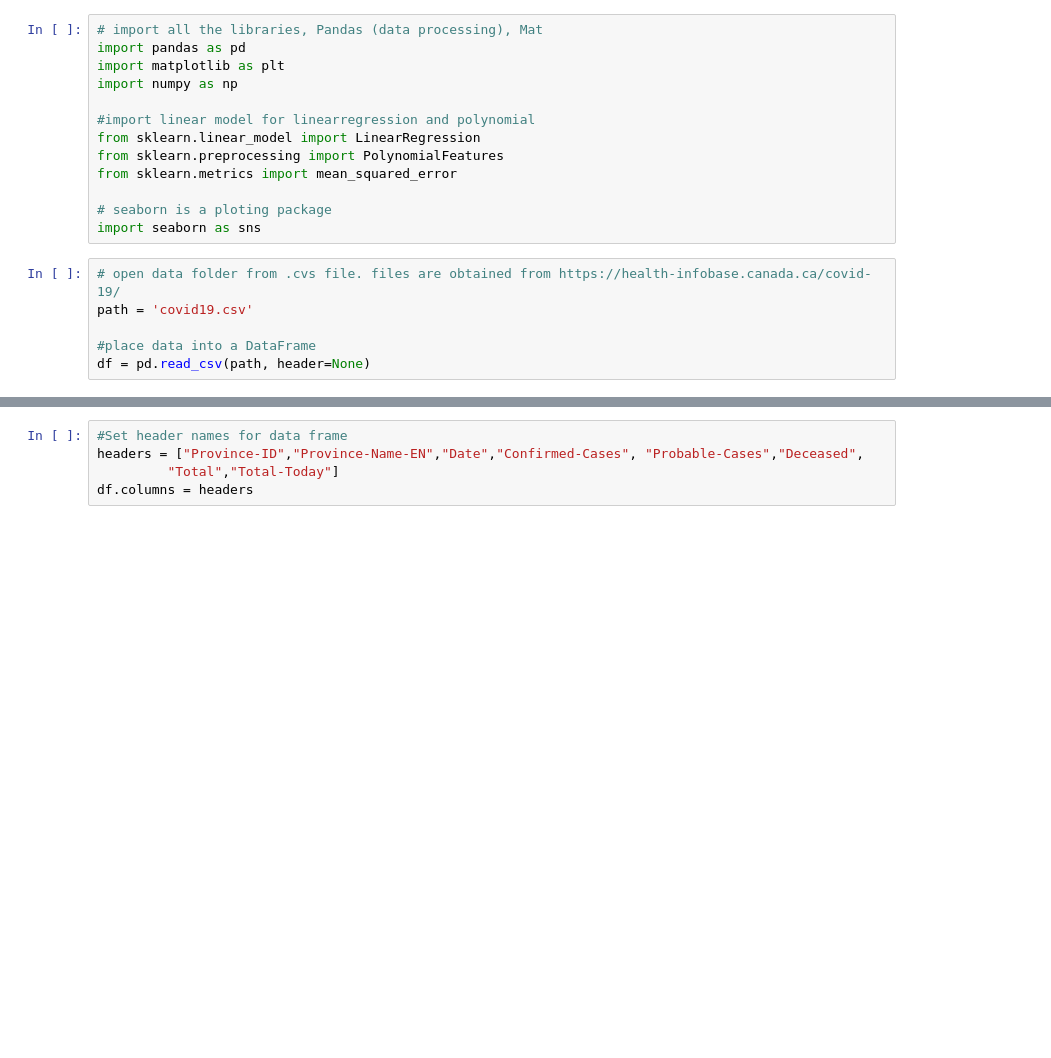
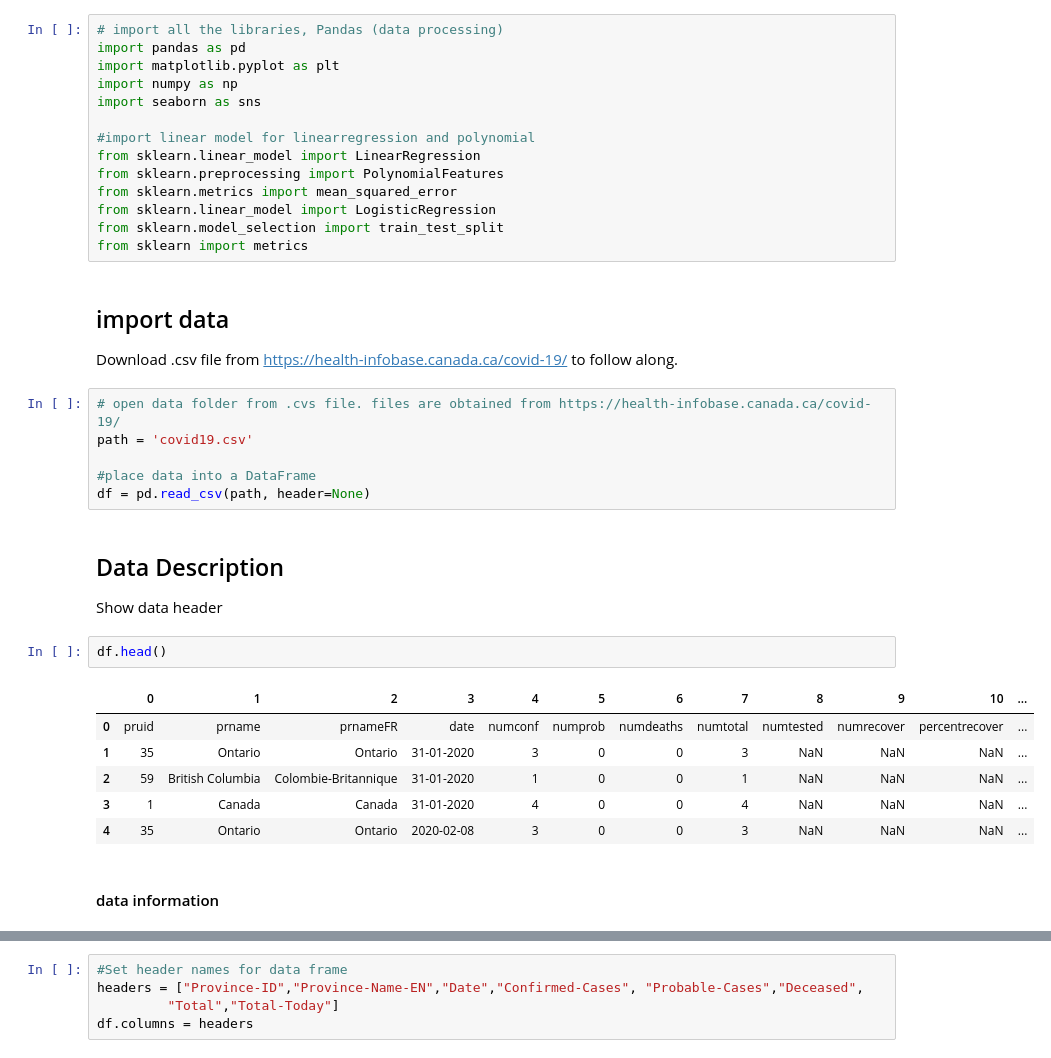
Before and after one commit to Paul-M-K/Covid-19, a Jupyter notebook: Covid_19_python.ipynb, the cells around one changed output, grey strips where cells are left out. Drawn from its saved outputs; the diff is of its cells as text; blank space fills up the shorter version.

```diff
--- a/Covid_19_python.ipynb
+++ b/Covid_19_python.ipynb
@@ -1,19 +7,39 @@
 # %%
-# import all the libraries, Pandas (data processing), Mat
+# import all the libraries, Pandas (data processing)
 import pandas as pd
-import matplotlib as plt
+import matplotlib.pyplot as plt
 import numpy as np
+import seaborn as sns
 
 #import linear model for linearregression and polynomial
 from sklearn.linear_model import LinearRegression
 from sklearn.preprocessing import PolynomialFeatures
 from sklearn.metrics import mean_squared_error
-
-# seaborn is a ploting package
-import seaborn as sns
+from sklearn.linear_model import LogisticRegression
+from sklearn.model_selection import train_test_split
+from sklearn import metrics
+# %% [markdown]
+## import data ##
+
+Download .csv file from https://health-infobase.canada.ca/covid-19/ to follow along.
 # %%
 # open data folder from .cvs file. files are obtained from https://health-infobase.canada.ca/covid-19/
 path = 'covid19.csv'
 
 #place data into a DataFrame
 df = pd.read_csv(path, header=None)
+# %% [markdown]
+## Data Description ##
+
+Show data header
+# %%
+df.head()
+# %% [output]
+|  | 0 | 1 | 2 | 3 | 4 | 5 | 6 | 7 | 8 | 9 | 10 | ... |
+| 0 | pruid | prname | prnameFR | date | numconf | numprob | numdeaths | numtotal | numtested | numrecover | percentrecover | ... |
+| 1 | 35 | Ontario | Ontario | 31-01-2020 | 3 | 0 | 0 | 3 | NaN | NaN | NaN | ... |
+| 2 | 59 | British Columbia | Colombie-Britannique | 31-01-2020 | 1 | 0 | 0 | 1 | NaN | NaN | NaN | ... |
+| 3 | 1 | Canada | Canada | 31-01-2020 | 4 | 0 | 0 | 4 | NaN | NaN | NaN | ... |
+| 4 | 35 | Ontario | Ontario | 2020-02-08 | 3 | 0 | 0 | 3 | NaN | NaN | NaN | ... |
+# %% [markdown]
+#### data information ####
```
Also changed, not shown: parts of 26 cells of this notebook.
